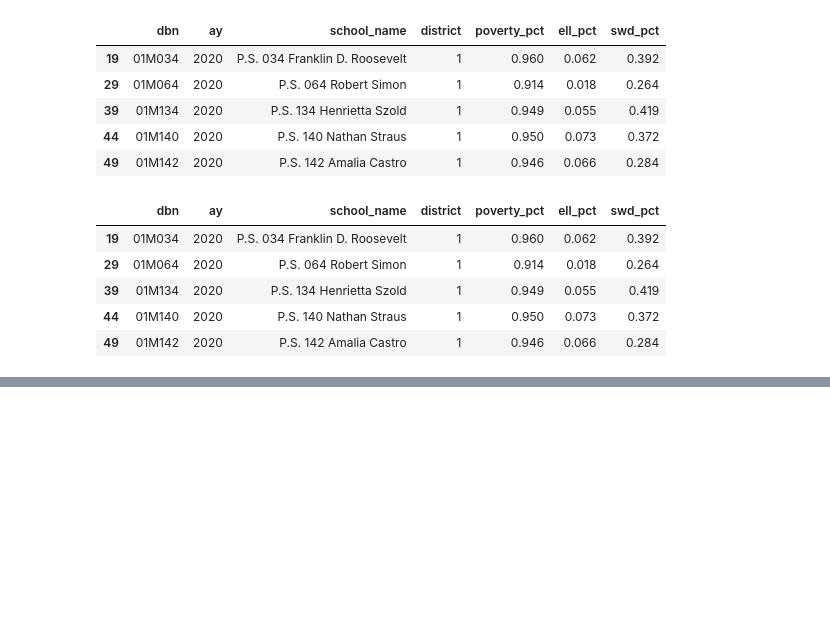
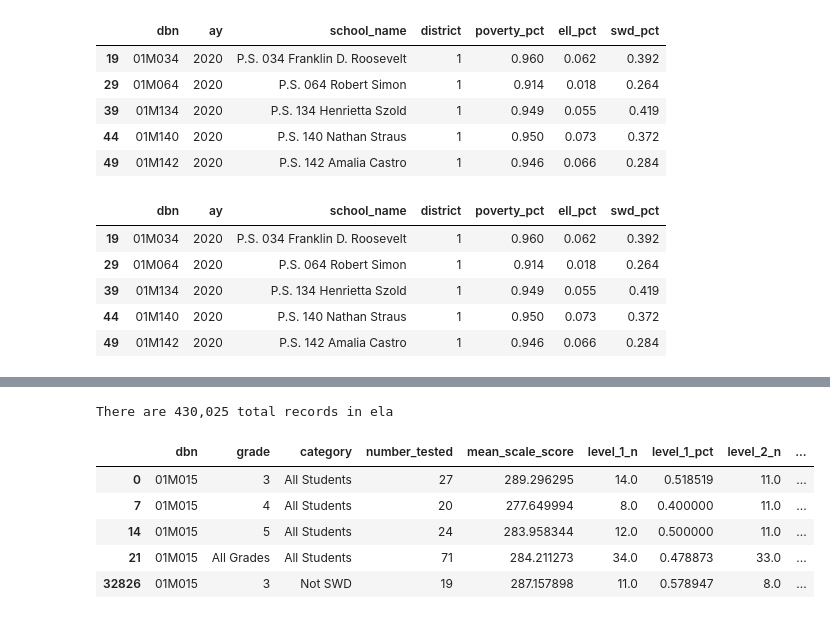
Before and after one commit to adelphi-ed-tech/nycschools, a Jupyter notebook: nb/01-Basics/02-querying-data.ipynb, the cells around one changed output, grey strips where cells are left out. Drawn from its saved outputs; the diff is of its cells as text; code cells hidden in the pictures; blank space fills up the shorter version.

```diff
--- a/nb/01-Basics/02-querying-data.ipynb
+++ b/nb/01-Basics/02-querying-data.ipynb
@@ -116,0 +171,13 @@ data.head()
+# %%
+from nycschools import exams
+ela = exams.load_ela()
+print(f"There are {len(ela):,} total records in ela")
+ela.head()
+# %% [output]
+There are 430,025 total records in ela
+|  | dbn | grade | category | number_tested | mean_scale_score | level_1_n | level_1_pct | level_2_n | ... |
+| 0 | 01M015 | 3 | All Students | 27 | 289.296295 | 14.0 | 0.518519 | 11.0 | ... |
+| 7 | 01M015 | 4 | All Students | 20 | 277.649994 | 8.0 | 0.400000 | 11.0 | ... |
+| 14 | 01M015 | 5 | All Students | 24 | 283.958344 | 12.0 | 0.500000 | 11.0 | ... |
+| 21 | 01M015 | All Grades | All Students | 71 | 284.211273 | 34.0 | 0.478873 | 33.0 | ... |
+| 32826 | 01M015 | 3 | Not SWD | 19 | 287.157898 | 11.0 | 0.578947 | 8.0 | ... |
```
Also changed, not shown: parts of 8 cells of this notebook.
